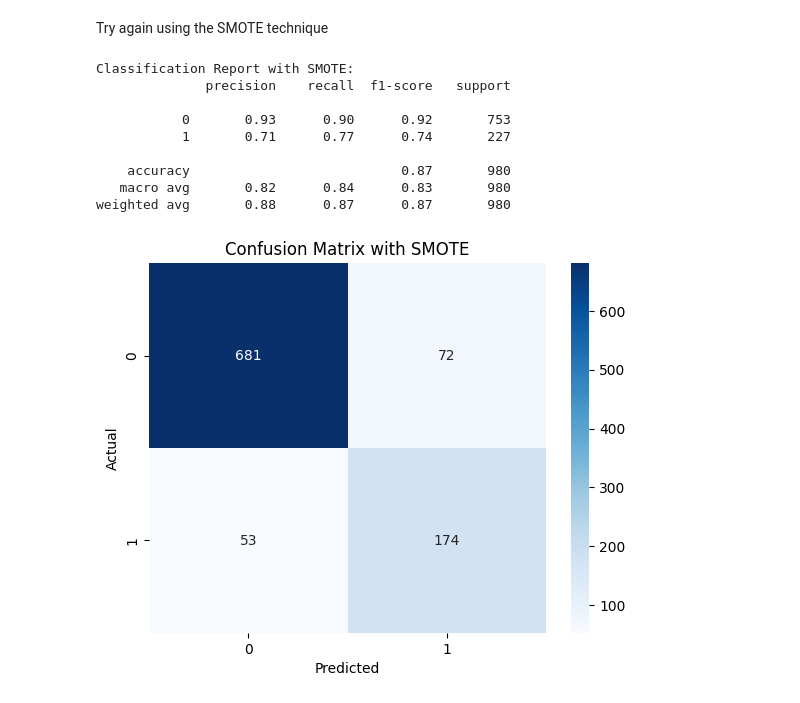
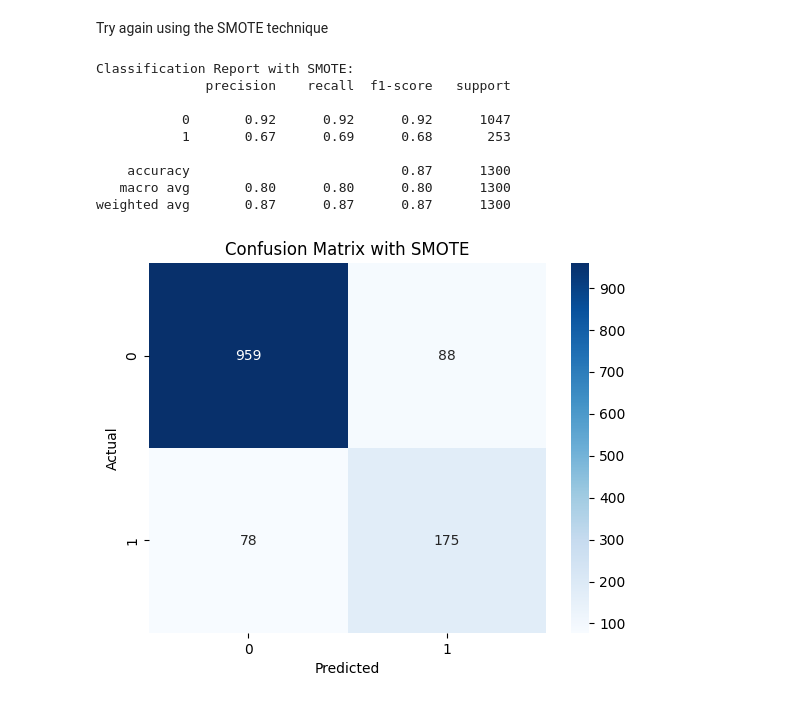
Before and after one commit to h678288/ML-oblig2, a Jupyter notebook: oblig2_SMOTE.ipynb, the cells around one changed output. Cells and saved outputs as stored; diff of their text form; code cells hidden in the pictures.

```diff
--- a/oblig2_SMOTE.ipynb
+++ b/oblig2_SMOTE.ipynb
@@ -10,40 +10,50 @@ from sklearn.model_selection import train_test_split
 
 import pandas as pd
 import numpy as np
 import matplotlib.pyplot as plt
 import seaborn as sns
 
 # Load and preprocess the dataset
-white_whine = pd.read_csv('./resources/winequality-white.csv', sep=';')
-white_whine['quality'] = white_whine['quality'].apply(lambda x: 1 if x >= 7 else 0)
-X = white_whine.drop('quality', axis=1)
-y = white_whine['quality']
+white_wine = pd.read_csv('./resources/winequality-white.csv', sep=';')
+red_wine = pd.read_csv('./resources/winequality-red.csv', sep=';')
+
+# Combine datasets
+white_wine['type'] = '0'
+red_wine['type'] = '1'
+wine_data = pd.concat([white_wine, red_wine], ignore_index=True)
+
+wine_data.drop("free sulfur dioxide", axis=1, inplace=True)
+
+
+wine_data['quality'] = wine_data['quality'].apply(lambda x: 1 if x >= 7 else 0)
+X = wine_data.drop('quality', axis=1)
+y = wine_data['quality']
 X_train, X_test, y_train, y_test = train_test_split(X, y, test_size=0.2, random_state=42)
 scaler = StandardScaler()
 X_train = scaler.fit_transform(X_train)
 X_test = scaler.transform(X_test)
 smote = SMOTE(random_state=42)
 X_train_res, y_train_res = smote.fit_resample(X_train, y_train)
 rf_classifier_smote = RandomForestClassifier(n_estimators=100, random_state=42)
 rf_classifier_smote.fit(X_train_res, y_train_res)
 y_pred_smote = rf_classifier_smote.predict(X_test)
 print("\nClassification Report with SMOTE:")
 print(classification_report(y_test, y_pred_smote))
 
 cm = confusion_matrix(y_test, y_pred_smote)
 sns.heatmap(cm, annot=True, fmt='d', cmap='Blues')
 plt.xlabel('Predicted')
 plt.ylabel('Actual')
 plt.title('Confusion Matrix with SMOTE')
 plt.show()
 # %% [output]
 Classification Report with SMOTE:
               precision    recall  f1-score   support
 
-           0       0.93      0.90      0.92       753
-           1       0.71      0.77      0.74       227
+           0       0.92      0.92      0.92      1047
+           1       0.67      0.69      0.68       253
 
-    accuracy                           0.87       980
-   macro avg       0.82      0.84      0.83       980
-weighted avg       0.88      0.87      0.87       980
+    accuracy                           0.87      1300
+   macro avg       0.80      0.80      0.80      1300
+weighted avg       0.87      0.87      0.87      1300
-[figure, old version]
+[figure, new version]
```
Also changed, not shown: parts of 1 cell of this notebook.
